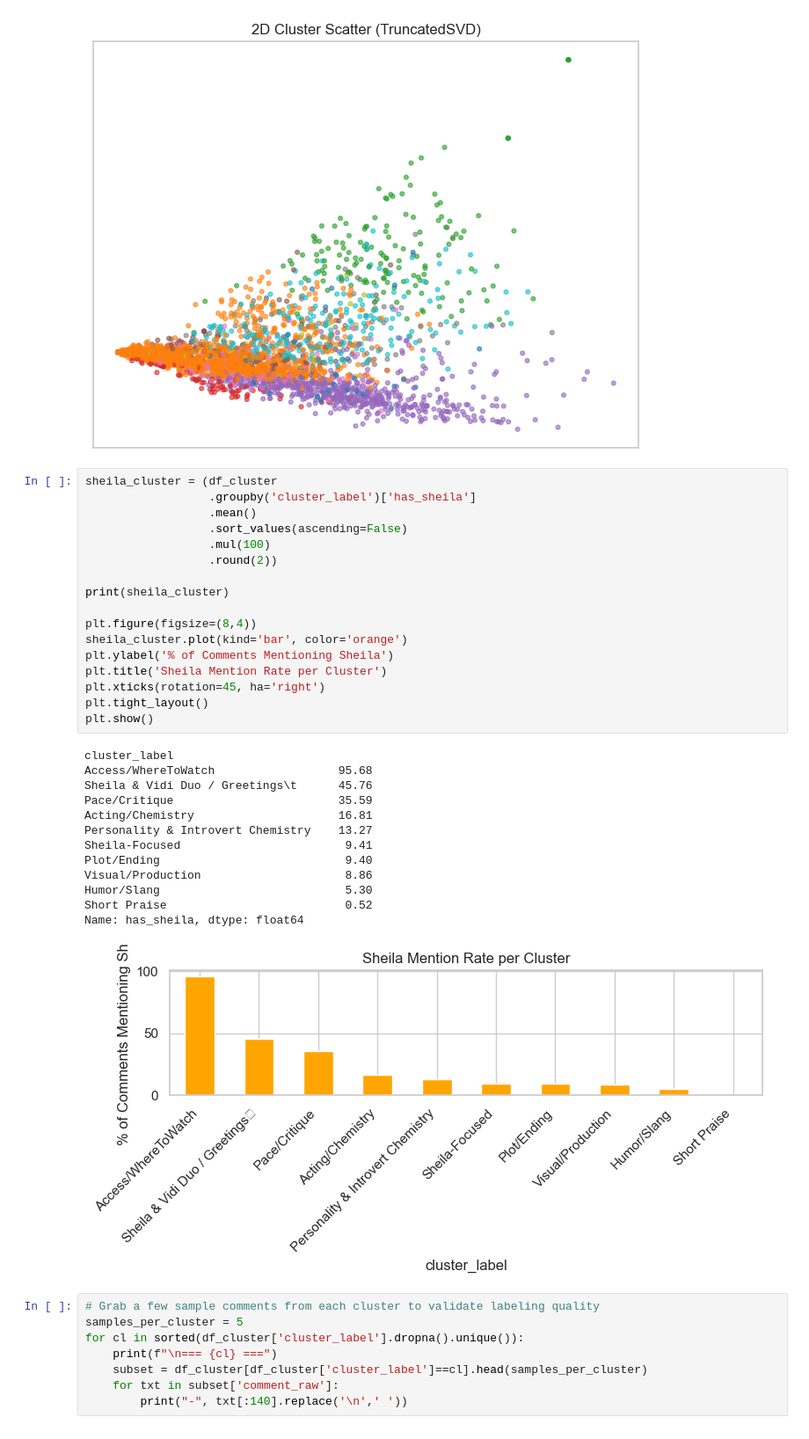
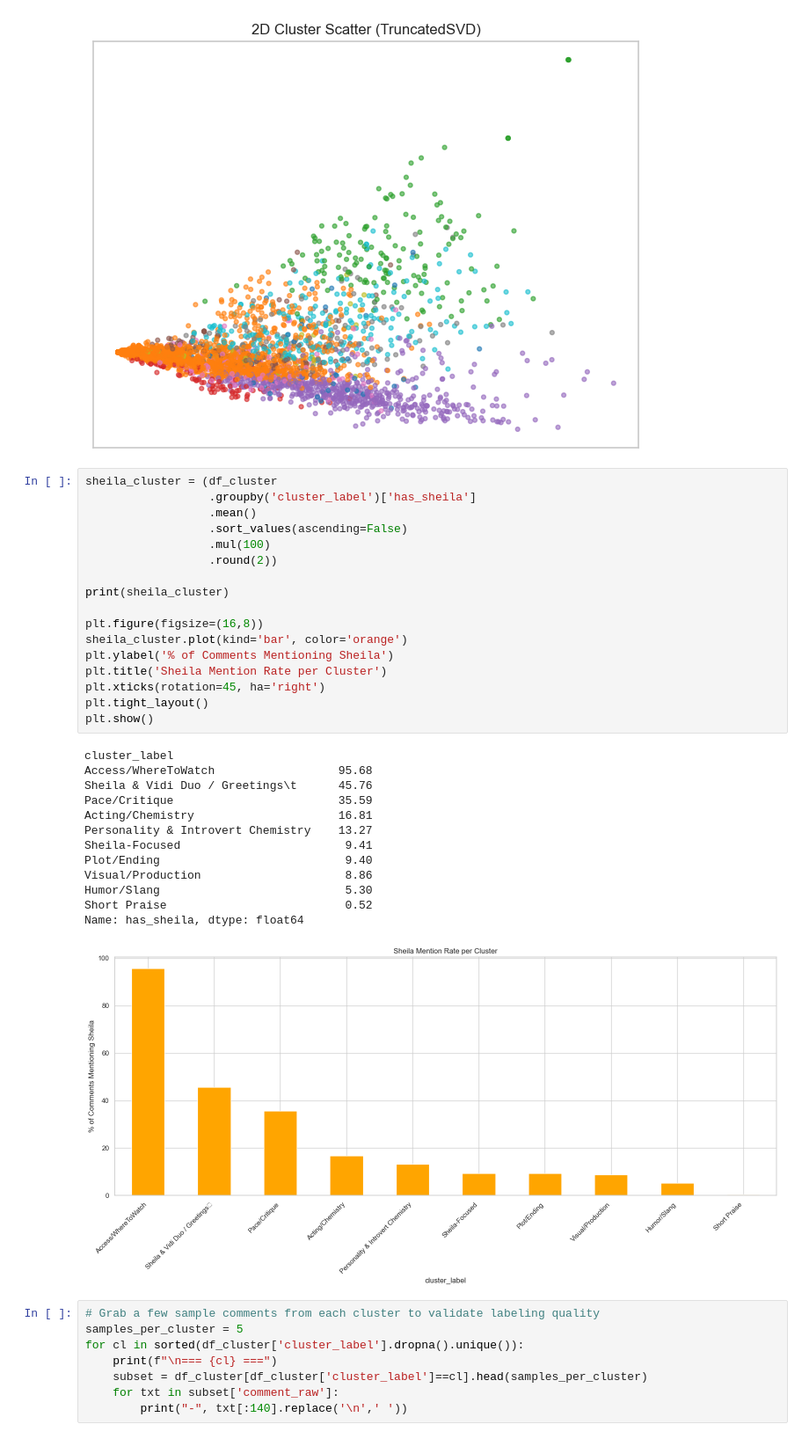
Before and after one commit to mtijan/SheilaDara-Sore, a Jupyter notebook: Sheila_Dara_Sore_YT_Sentiment.ipynb, the cells around one changed output. Shown at 88% size. Cells and saved outputs as stored; diff of their text form.

Commit message:
update visualzation

```diff
--- a/Sheila_Dara_Sore_YT_Sentiment.ipynb
+++ b/Sheila_Dara_Sore_YT_Sentiment.ipynb
@@ -1412,34 +1412,34 @@ plt.show()
 # %%
 sheila_cluster = (df_cluster
                   .groupby('cluster_label')['has_sheila']
                   .mean()
                   .sort_values(ascending=False)
                   .mul(100)
                   .round(2))
 
 print(sheila_cluster)
 
-plt.figure(figsize=(8,4))
+plt.figure(figsize=(16,8))
 sheila_cluster.plot(kind='bar', color='orange')
 plt.ylabel('% of Comments Mentioning Sheila')
 plt.title('Sheila Mention Rate per Cluster')
 plt.xticks(rotation=45, ha='right')
 plt.tight_layout()
 plt.show()
 # %% [output]
 cluster_label
 Access/WhereToWatch                  95.68
 Sheila & Vidi Duo / Greetings\t      45.76
 Pace/Critique                        35.59
 Acting/Chemistry                     16.81
 Personality & Introvert Chemistry    13.27
 Sheila-Focused                        9.41
 Plot/Ending                           9.40
 Visual/Production                     8.86
 Humor/Slang                           5.30
 Short Praise                          0.52
 Name: has_sheila, dtype: float64
-[figure, old version]
+[figure, new version]
 # %%
 # Grab a few sample comments from each cluster to validate labeling quality
 samples_per_cluster = 5
```
